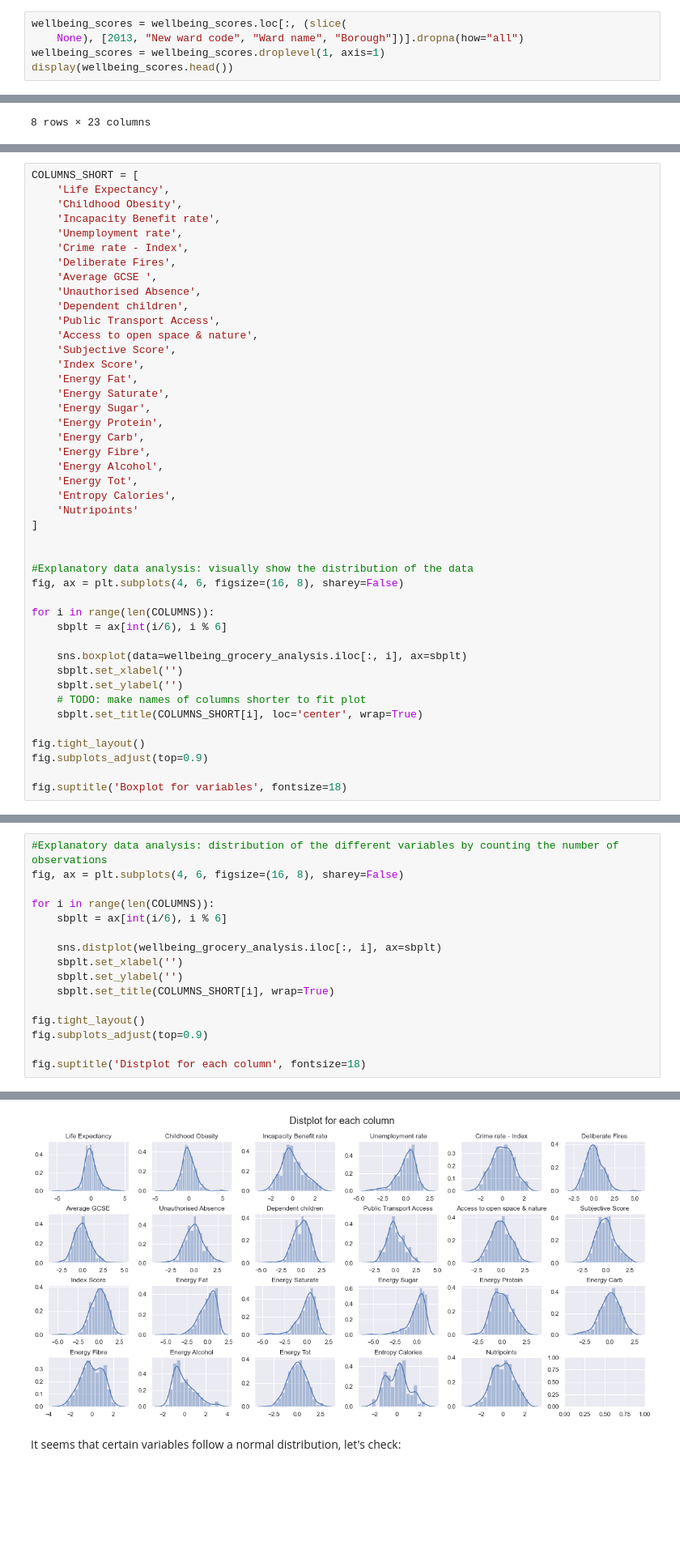
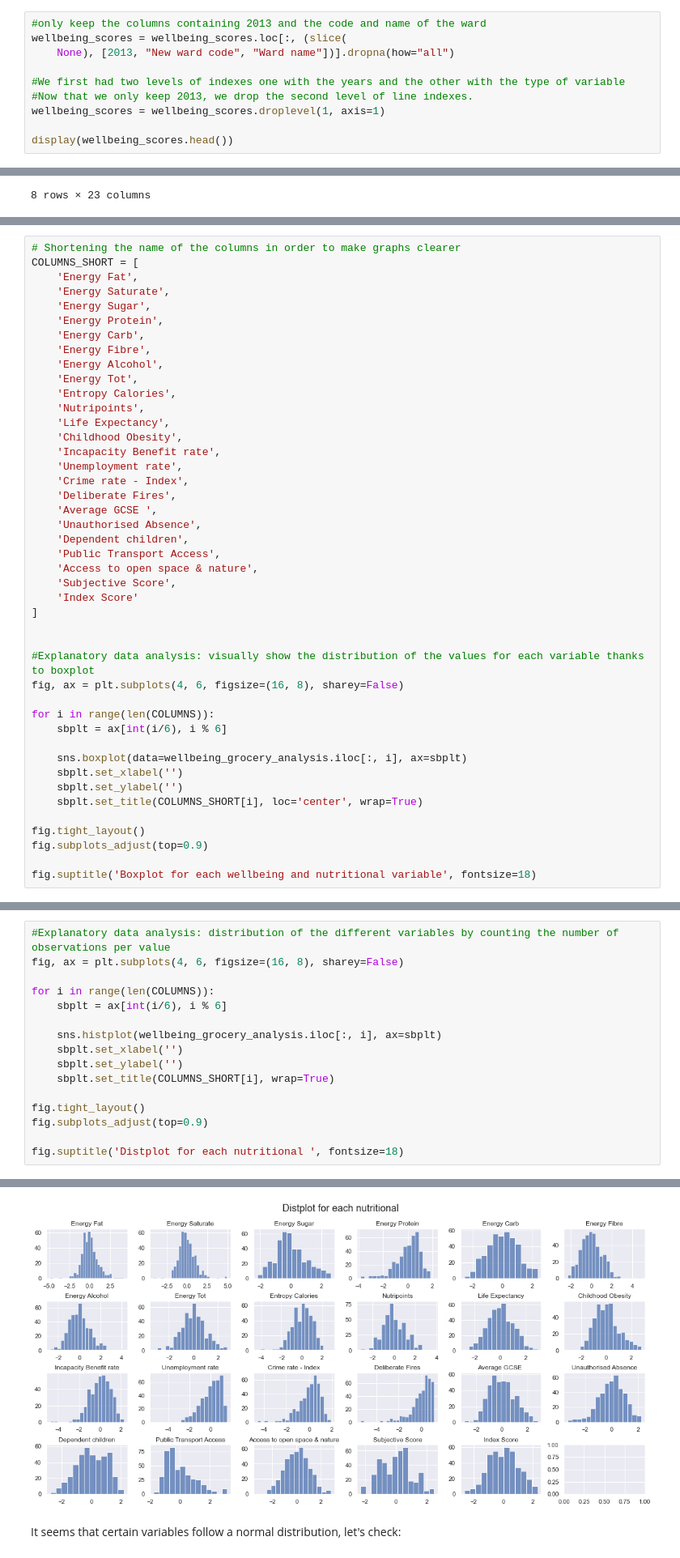
Before and after one commit to epfl-ada/ada-2020-project-milestone-p3-p3_caxaga, a Jupyter notebook: main.ipynb, the cells around one changed output, grey strips where cells are left out. Shown at 81% size. Saved outputs shown, nothing was run; the diff lists cells and outputs as text; blank space fills up the shorter version.

```diff
--- a/main.ipynb
+++ b/main.ipynb
@@ -123,6 +183,11 @@ We filter the columns giving the information about the last year of the dataset,
 # %%
+#only keep the columns containing 2013 and the code and name of the ward
 wellbeing_scores = wellbeing_scores.loc[:, (slice(
-    None), [2013, "New ward code", "Ward name", "Borough"])].dropna(how="all")
+    None), [2013, "New ward code", "Ward name"])].dropna(how="all")
+
+#We first had two levels of indexes one with the years and the other with the type of variable
+#Now that we only keep 2013, we drop the second level of line indexes.
 wellbeing_scores = wellbeing_scores.droplevel(1, axis=1)
+
 display(wellbeing_scores.head())
 # %% [output]
@@ -269,5 +353,16 @@ wellbeing_grocery_analysis.describe()
 # %%
+# Shortening the name of the columns in order to make graphs clearer
 COLUMNS_SHORT = [
+    'Energy Fat',
+    'Energy Saturate',
+    'Energy Sugar',
+    'Energy Protein',
+    'Energy Carb',
+    'Energy Fibre',
+    'Energy Alcohol',
+    'Energy Tot',
+    'Entropy Calories',
+    'Nutripoints',
     'Life Expectancy',
     'Childhood Obesity',
     'Incapacity Benefit rate',
@@ -280,21 +375,11 @@ COLUMNS_SHORT = [
     'Public Transport Access',
     'Access to open space & nature',
     'Subjective Score',
-    'Index Score',
-    'Energy Fat',
-    'Energy Saturate',
-    'Energy Sugar',
-    'Energy Protein',
-    'Energy Carb',
-    'Energy Fibre',
-    'Energy Alcohol',
-    'Energy Tot',
-    'Entropy Calories',
-    'Nutripoints'
+    'Index Score'
 ]
 
 
-#Explanatory data analysis: visually show the distribution of the data
+#Explanatory data analysis: visually show the distribution of the values for each variable thanks to boxplot
 fig, ax = plt.subplots(4, 6, figsize=(16, 8), sharey=False)
 
 for i in range(len(COLUMNS)):
@@ -303,11 +388,10 @@ for i in range(len(COLUMNS)):
     sns.boxplot(data=wellbeing_grocery_analysis.iloc[:, i], ax=sbplt)
     sbplt.set_xlabel('')
     sbplt.set_ylabel('')
-    # TODO: make names of columns shorter to fit plot
     sbplt.set_title(COLUMNS_SHORT[i], loc='center', wrap=True)
 
 fig.tight_layout()
 fig.subplots_adjust(top=0.9)
 
-fig.suptitle('Boxplot for variables', fontsize=18)
+fig.suptitle('Boxplot for each wellbeing and nutritional variable', fontsize=18)
 # %% [output]
@@ -318,11 +402,11 @@ These boxplots give us a general view of the distribution of each variables. Sin
 # %%
-#Explanatory data analysis: distribution of the different variables by counting the number of observations
+#Explanatory data analysis: distribution of the different variables by counting the number of observations per value
 fig, ax = plt.subplots(4, 6, figsize=(16, 8), sharey=False)
 
 for i in range(len(COLUMNS)):
     sbplt = ax[int(i/6), i % 6]
 
-    sns.distplot(wellbeing_grocery_analysis.iloc[:, i], ax=sbplt)
+    sns.histplot(wellbeing_grocery_analysis.iloc[:, i], ax=sbplt)
     sbplt.set_xlabel('')
     sbplt.set_ylabel('')
     sbplt.set_title(COLUMNS_SHORT[i], wrap=True)
@@ -330,5 +414,5 @@ for i in range(len(COLUMNS)):
 fig.tight_layout()
 fig.subplots_adjust(top=0.9)
 
-fig.suptitle('Distplot for each column', fontsize=18)
+fig.suptitle('Distplot for each nutritional ', fontsize=18)
 # %% [output]
@@ -336,4 +420,4 @@ Text(0.5, 0.98, 'Distplot for each column')
-[figure, old version]
+[figure, new version]
 # %% [markdown]
 It seems that certain variables follow a normal distribution, let's check:
 # %%
```
Also changed, not shown: parts of 78 cells of this notebook, 6 other files.
